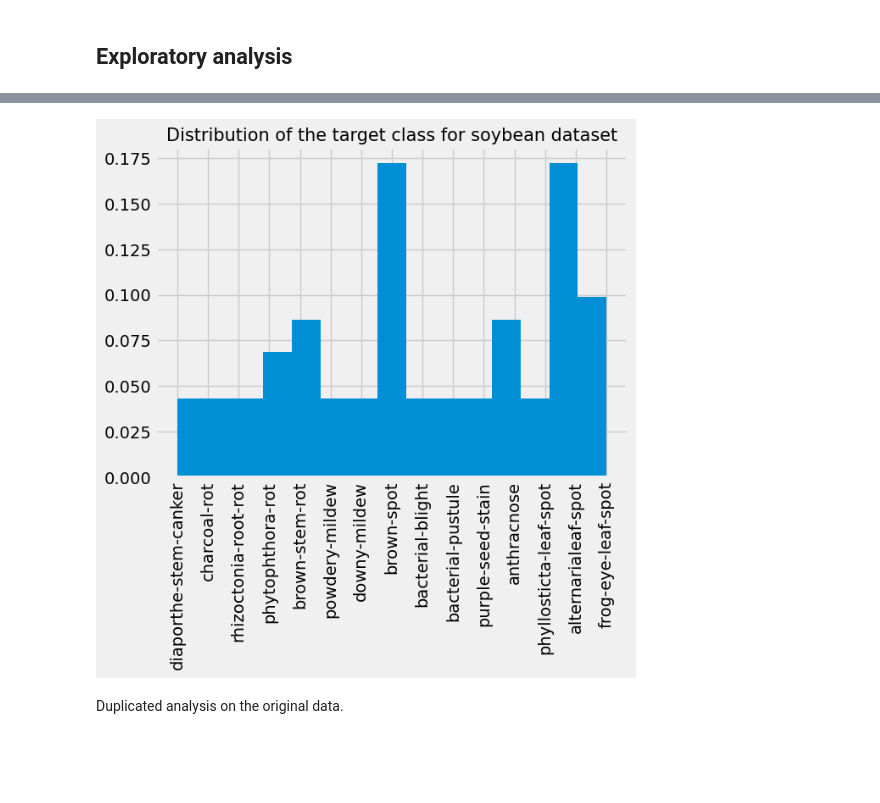
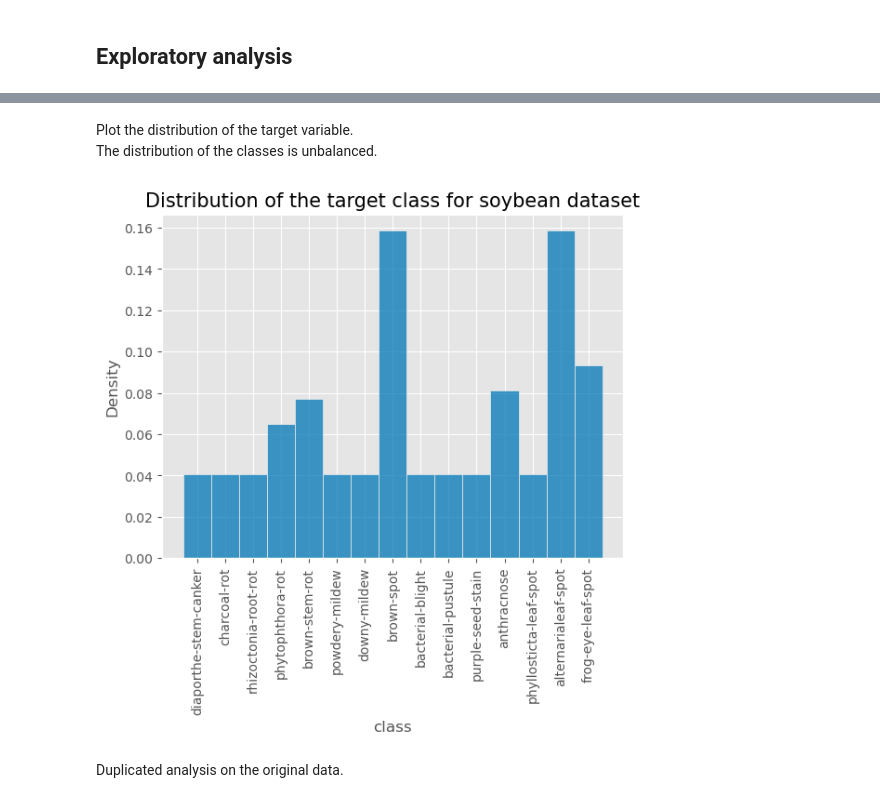
Before and after one commit to VladMarianCimpeanu/DIQ-assignment, a Jupyter notebook: code/soybean_notebook.ipynb, the cells around one changed output, grey strips where cells are left out. Drawn from its saved outputs; the diff is of its cells as text; code cells hidden in the pictures; blank space fills up the shorter version.

```diff
--- a/code/soybean_notebook.ipynb
+++ b/code/soybean_notebook.ipynb
@@ -20,6 +20,8 @@ import utility.dirty_completeness as dirty_completeness
 import utility.utility as utility
 import pandas_profiling as pp
 import json as j
+import utility.eff_apriori
+import time
 
 
 from sklearn.experimental import enable_iterative_imputer
@@ -31,9 +33,8 @@ from sklearn.metrics import confusion_matrix
 SEED = 122
 N_ITER = 10  # <------------------- CHANGE HERE NUMBER OF ITERATIONS FOR ITERATIVE IMPUTATION METHOD.
 
-USE_WEAK_FUNCTIONAL_DEPENDENCIES = False
 
-plt.style.use('fivethirtyeight')
+plt.style.use('ggplot')
 # %%
 soybean_df = pd.read_csv('../datasets/soybean.csv')
 soybean_df.head()
@@ -107,10 +120,14 @@ The distribution of the classes is unbalanced.
+# %% [markdown]
+Plot the distribution of the target variable.\
+The distribution of the classes is unbalanced.
 # %%
-soybean_df['class'].hist(bins=15, density=True)
+sns.histplot(soybean_df['class'], color='#0077b6', stat="density")
+# soybean_df['class'].hist(bins=15, density=True)
 plt.xticks(rotation=90)
 plt.title('Distribution of the target class for soybean dataset', fontsize=15)
 plt.show()
 # %% [output]
-[figure, old version]
+[figure, new version]
 # %% [markdown]
 Duplicated analysis on the original data.
 # %%
```
Also changed, not shown: parts of 34 cells of this notebook.
